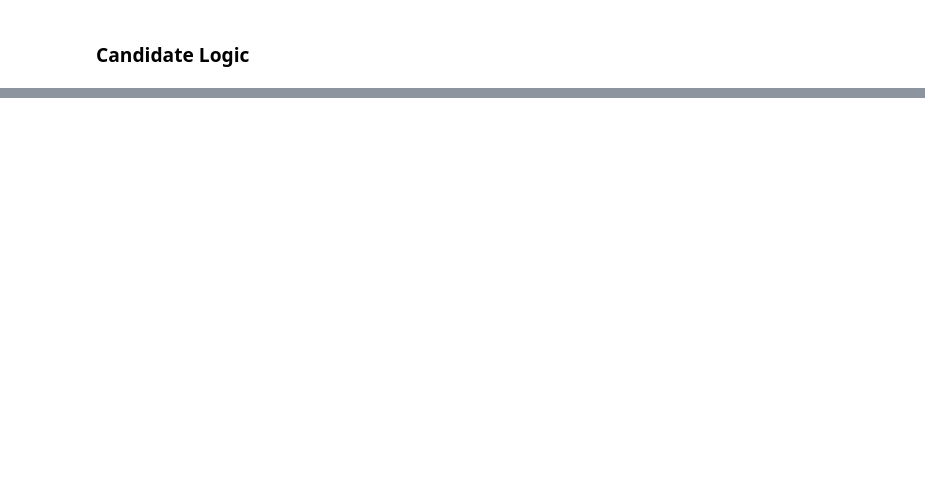
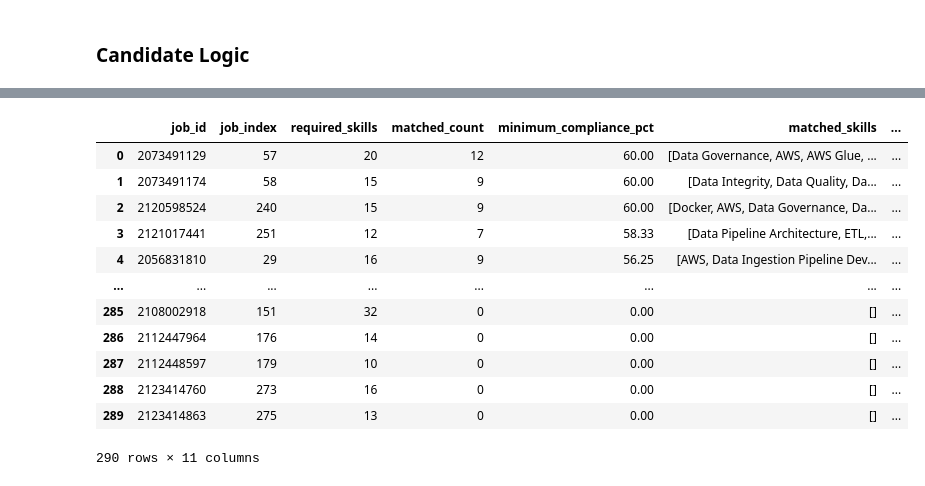
Before and after one commit to cgodevs/market-technical-fit-analysis-tool, a Jupyter notebook: docs/demo.ipynb, the cells around one changed output, grey strips where cells are left out. Drawn from its saved outputs; the diff is of its cells as text; code cells hidden in the pictures; blank space fills up the shorter version.

```diff
--- a/docs/demo.ipynb
+++ b/docs/demo.ipynb
@@ -400,7 +64,6 @@ import re
 import time
 import pandas as pd
 import psycopg2
-import psycopg2.extras
 from os import getenv
 from typing import Optional
 from google import genai
@@ -413,7 +76,7 @@ from pydantic import BaseModel, Field
 MODEL_NAME = "gemini-2.5-flash-lite"
 EMBEDDING_MODEL = "gemini-embedding-001"
 LLM_PROVIDER = "google_genai"
-LLM_TEMPERATURE = 0.5
+LLM_TEMPERATURE = 0.6
 DB_HOST = "localhost"
 DB_NAME = "market_fit"
 DB_USER = getenv("DB_USER")
@@ -540,7 +203,7 @@ def db_connect() -> psycopg2.extensions.connection:
 def load_job_postings() -> pd.DataFrame:
     with db_connect() as conn:
         with conn.cursor() as cur:
-            cur.execute(f"SELECT id, title, description FROM {JOB_POSTINGS_TABLE} LIMIT 1")
+            cur.execute(f"SELECT id, title, description FROM {JOB_POSTINGS_TABLE} LIMIT 5")
             rows = cur.fetchall()
             cols = [desc[0] for desc in cur.description]
     return pd.DataFrame(rows, columns=cols)
@@ -681 +1004,17 @@ soft_df["skill_variants"].to_list()
+# %%
+pd.DataFrame(candidate_hard_compliance_breakdown)
+# %% [output]
+|  | job_id | job_index | required_skills | matched_count | minimum_compliance_pct | matched_skills | ... |
+| 0 | 2073491129 | 57 | 20 | 12 | 60.00 | [Data Governance, AWS, AWS Glue, ... | ... |
+| 1 | 2073491174 | 58 | 15 | 9 | 60.00 | [Data Integrity, Data Quality, Da... | ... |
+| 2 | 2120598524 | 240 | 15 | 9 | 60.00 | [Docker, AWS, Data Governance, Da... | ... |
+| 3 | 2121017441 | 251 | 12 | 7 | 58.33 | [Data Pipeline Architecture, ETL,... | ... |
+| 4 | 2056831810 | 29 | 16 | 9 | 56.25 | [AWS, Data Ingestion Pipeline Dev... | ... |
+| ... | ... | ... | ... | ... | ... | ... | ... |
+| 285 | 2108002918 | 151 | 32 | 0 | 0.00 | [] | ... |
+| 286 | 2112447964 | 176 | 14 | 0 | 0.00 | [] | ... |
+| 287 | 2112448597 | 179 | 10 | 0 | 0.00 | [] | ... |
+| 288 | 2123414760 | 273 | 16 | 0 | 0.00 | [] | ... |
+| 289 | 2123414863 | 275 | 13 | 0 | 0.00 | [] | ... |
+290 rows × 11 columns
 # %%
```
Also changed, not shown: parts of 20 cells of this notebook.
